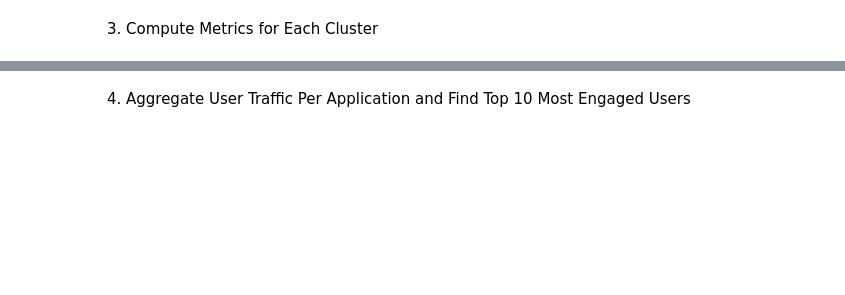
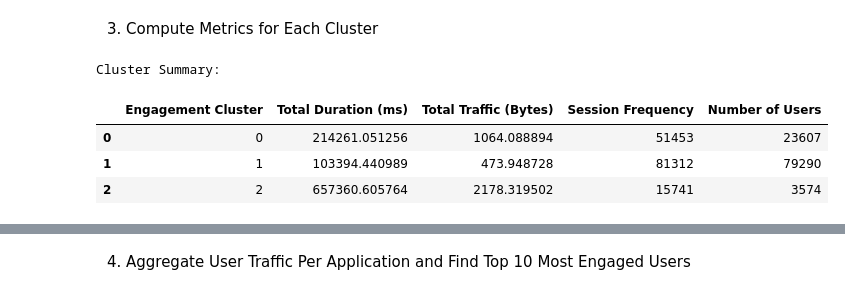
Before and after one commit to BlenSeleshi/Week2, a Jupyter notebook: notebooks/Task_2.ipynb, the cells around one changed output, grey strips where cells are left out. Saved outputs shown, nothing was run; the diff lists cells and outputs as text; code cells hidden in the pictures; blank space fills up the shorter version.

Commit message:
Modified the clusters to include number of customers within them

```diff
--- a/notebooks/Task_2.ipynb
+++ b/notebooks/Task_2.ipynb
@@ -116,6 +116,23 @@ aggregated_data.head(10)
 | 9 | 3.360102e+10 | 124854.0 | 685.372753 | 47.091008 | 1 | ... |
 # %% [markdown]
 3. Compute Metrics for Each Cluster
+# %%
+# Analyze the clusters
+cluster_summary = aggregated_data.groupby('Engagement Cluster').agg({
+    'Total Duration (ms)': 'mean',
+    'Total Traffic (Bytes)': 'mean',
+    'Session Frequency': 'sum',
+    'Customer ID': 'count'
+}).rename(columns={'Customer ID': 'Number of Users'}).reset_index()
+
+print("Cluster Summary:")
+cluster_summary.head()
+# %% [output]
+Cluster Summary:
+|  | Engagement Cluster | Total Duration (ms) | Total Traffic (Bytes) | Session Frequency | Number of Users |
+| 0 | 0 | 214261.051256 | 1064.088894 | 51453 | 23607 |
+| 1 | 1 | 103394.440989 | 473.948728 | 81312 | 79290 |
+| 2 | 2 | 657360.605764 | 2178.319502 | 15741 | 3574 |
 # %%
 # Step 4: Calculate metrics for each cluster
 def calculate_cluster_metrics(df):
```
Also changed, not shown: parts of 7 cells of this notebook, 4 other files.
